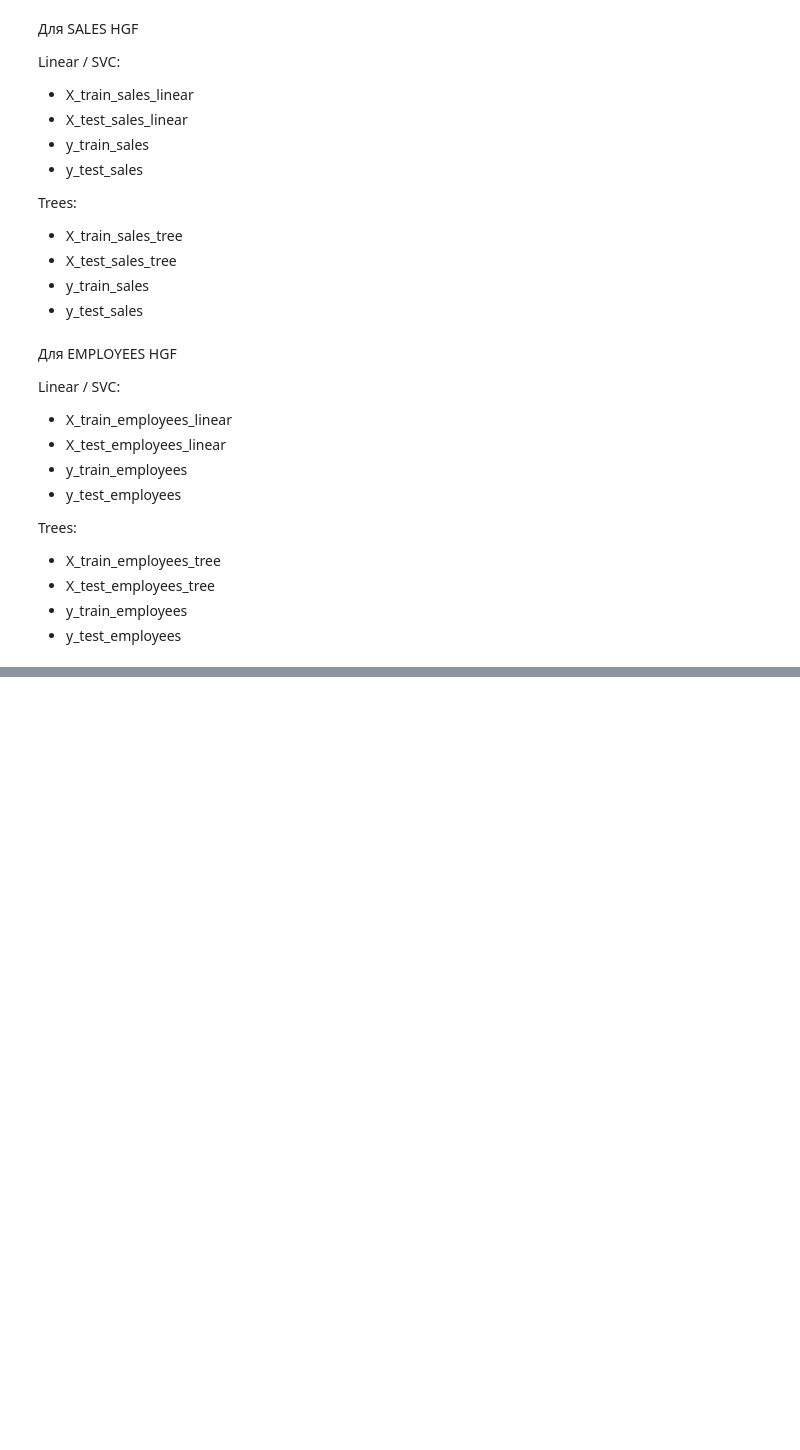
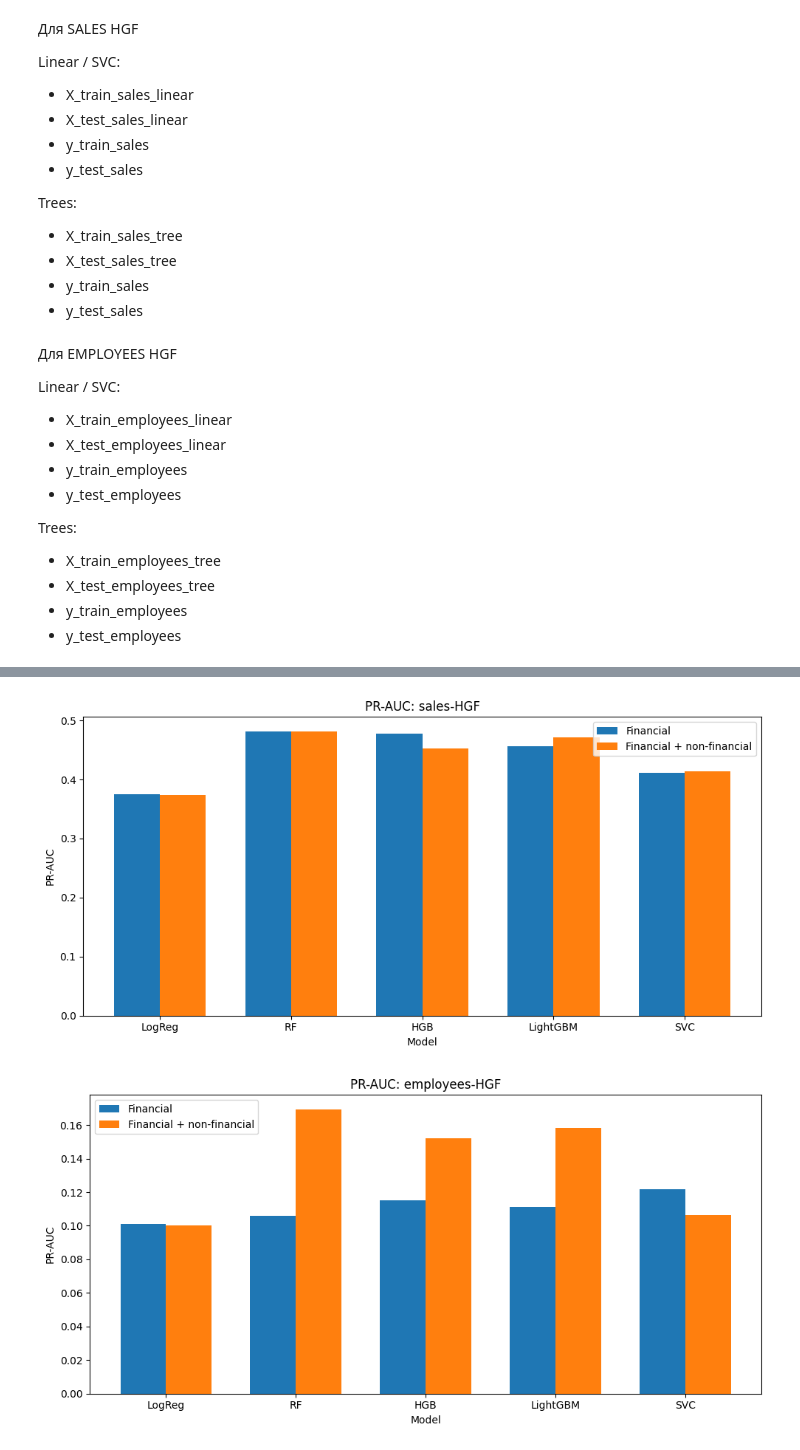
Before and after one commit to jakomannn/HGF_research, a Jupyter notebook: HGF_Research.ipynb, the cells around one changed output, grey strips where cells are left out. Saved outputs shown, nothing was run; the diff lists cells and outputs as text; code cells hidden in the pictures; blank space fills up the shorter version.

```diff
--- a/HGF_Research.ipynb
+++ b/HGF_Research.ipynb
@@ -1326,0 +3912,17 @@ Optuna: 4.9.0
+# %%
+plot_metric_comparison(
+    analysis_df,
+    "sales",
+    "PR-AUC_mean",
+    "PR-AUC: sales-HGF"
+)
+
+plot_metric_comparison(
+    analysis_df,
+    "employees",
+    "PR-AUC_mean",
+    "PR-AUC: employees-HGF"
+)
+# %% [output]
+[figure, added]
+[figure, added]
```
Also changed, not shown: parts of 200 cells of this notebook.
